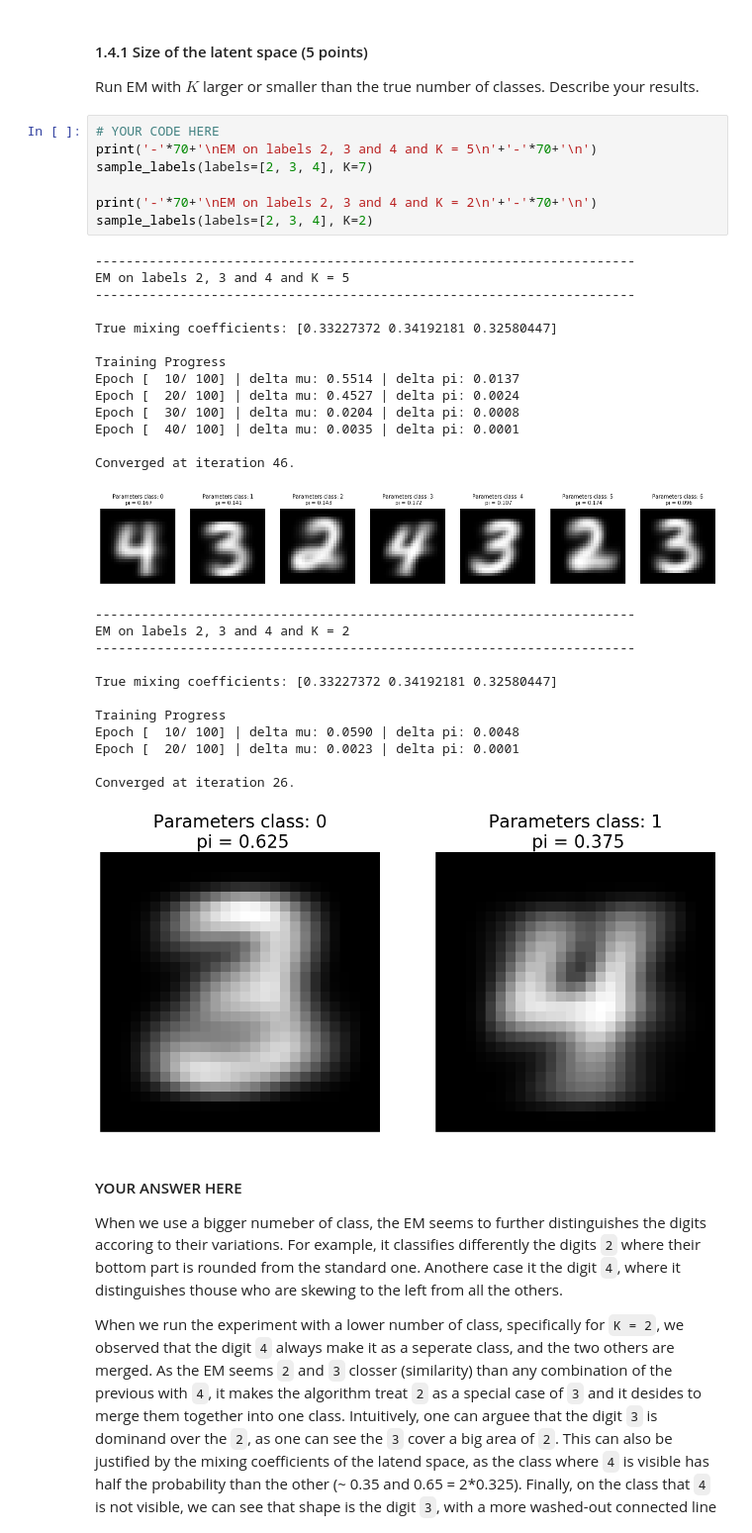
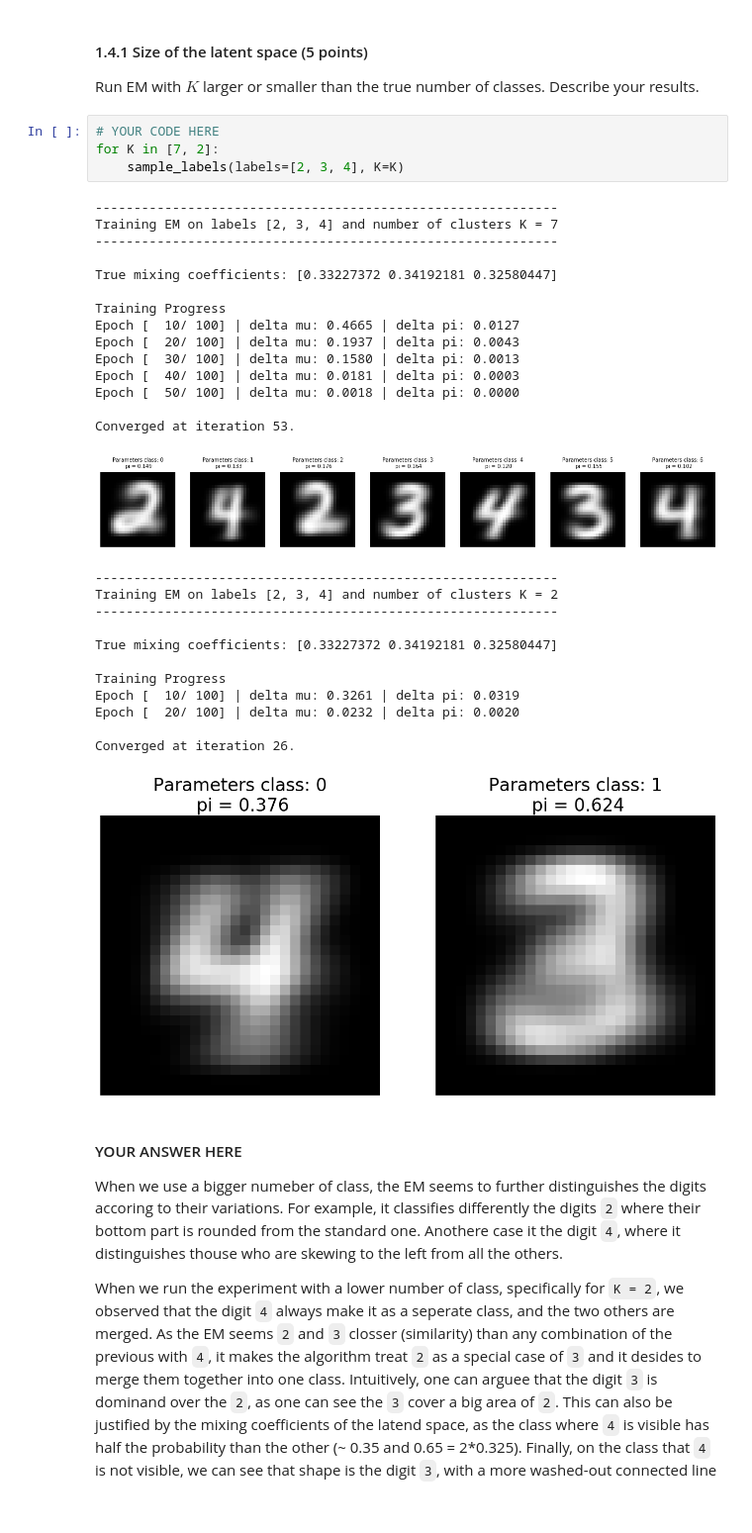
Before and after one commit to ioangatop/machine_learning_2, a Jupyter notebook: lab_3/12402559_12141666_lab3.ipynb, the cells around one changed output. Shown at 99% size. Drawn from its saved outputs; the diff is of its cells as text; blank space fills up the shorter version.

```diff
--- a/lab_3/12402559_12141666_lab3.ipynb
+++ b/lab_3/12402559_12141666_lab3.ipynb
@@ -209,40 +215,38 @@ Perform the follow-up experiments listed below using your implementation of the
 # %% [markdown]
 #### 1.4.1 Size of the latent space (5 points)
 Run EM with $K$ larger or smaller than the true number of classes. Describe your results.
-# %%
-# YOUR CODE HERE
-print('-'*70+'\nEM on labels 2, 3 and 4 and K = 5\n'+'-'*70+'\n')
-sample_labels(labels=[2, 3, 4], K=7)
-
-print('-'*70+'\nEM on labels 2, 3 and 4 and K = 2\n'+'-'*70+'\n')
-sample_labels(labels=[2, 3, 4], K=2)
-# %% [output]
-----------------------------------------------------------------------
-EM on labels 2, 3 and 4 and K = 5
-----------------------------------------------------------------------
-
-True mixing coefficients: [0.33227372 0.34192181 0.32580447]
-
-Training Progress
-Epoch [  10/ 100] | delta mu: 0.5514 | delta pi: 0.0137
-Epoch [  20/ 100] | delta mu: 0.4527 | delta pi: 0.0024
-Epoch [  30/ 100] | delta mu: 0.0204 | delta pi: 0.0008
-Epoch [  40/ 100] | delta mu: 0.0035 | delta pi: 0.0001
-
-Converged at iteration 46.
-[figure, removed]
-----------------------------------------------------------------------
-EM on labels 2, 3 and 4 and K = 2
-----------------------------------------------------------------------
-
-True mixing coefficients: [0.33227372 0.34192181 0.32580447]
-
-Training Progress
-Epoch [  10/ 100] | delta mu: 0.0590 | delta pi: 0.0048
-Epoch [  20/ 100] | delta mu: 0.0023 | delta pi: 0.0001
-
-Converged at iteration 26.
-[figure, removed]
+# %%
+# YOUR CODE HERE
+for K in [7, 2]:
+    sample_labels(labels=[2, 3, 4], K=K)
+# %% [output]
+------------------------------------------------------------
+Training EM on labels [2, 3, 4] and number of clusters K = 7
+------------------------------------------------------------
+
+True mixing coefficients: [0.33227372 0.34192181 0.32580447]
+
+Training Progress
+Epoch [  10/ 100] | delta mu: 0.4665 | delta pi: 0.0127
+Epoch [  20/ 100] | delta mu: 0.1937 | delta pi: 0.0043
+Epoch [  30/ 100] | delta mu: 0.1580 | delta pi: 0.0013
+Epoch [  40/ 100] | delta mu: 0.0181 | delta pi: 0.0003
+Epoch [  50/ 100] | delta mu: 0.0018 | delta pi: 0.0000
+
+Converged at iteration 53.
+[figure, added]
+------------------------------------------------------------
+Training EM on labels [2, 3, 4] and number of clusters K = 2
+------------------------------------------------------------
+
+True mixing coefficients: [0.33227372 0.34192181 0.32580447]
+
+Training Progress
+Epoch [  10/ 100] | delta mu: 0.3261 | delta pi: 0.0319
+Epoch [  20/ 100] | delta mu: 0.0232 | delta pi: 0.0020
+
+Converged at iteration 26.
+[figure, added]
 # %% [markdown]
 #### YOUR ANSWER HERE
 
```
Also changed, not shown: parts of 1 cell of this notebook.
